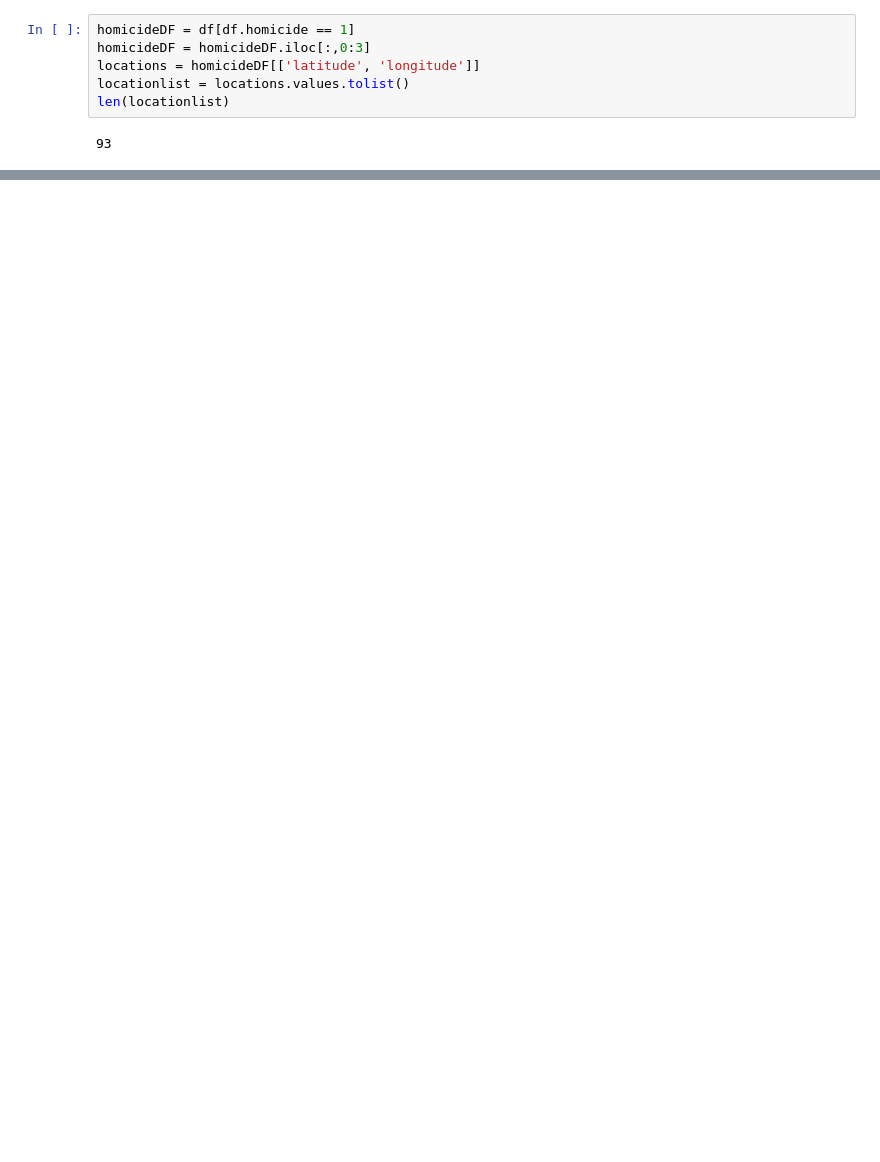
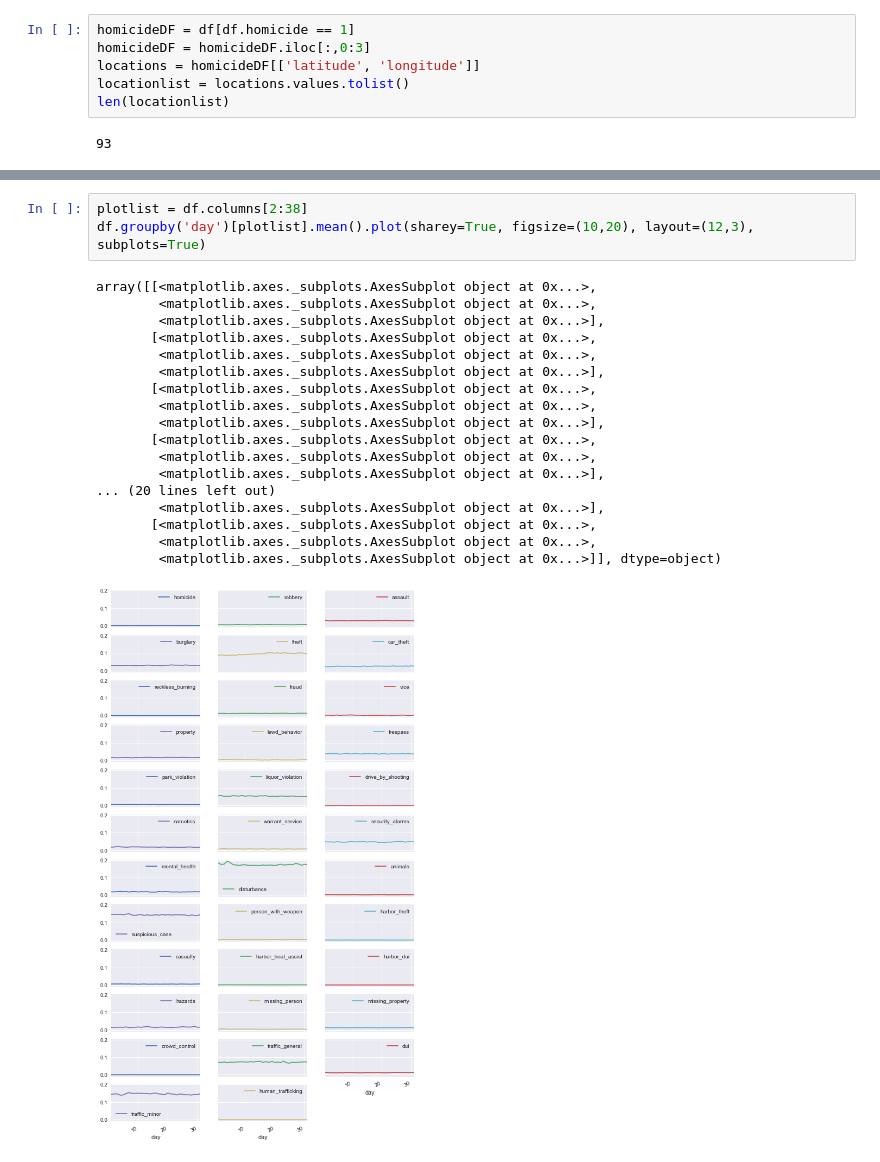
Before and after one commit to benmagoo808/METIS_Project, a Jupyter notebook: exploratory_data_analysis.ipynb, the cells around one changed output, grey strips where cells are left out. Drawn from its saved outputs; the diff is of its cells as text; blank space fills up the shorter version.

```diff
--- a/exploratory_data_analysis.ipynb
+++ b/exploratory_data_analysis.ipynb
@@ -41,0 +232,22 @@ dropCols = df.columns[4:39] # Make a mask of our other crime columns
+# %%
+plotlist = df.columns[2:38]
+df.groupby('day')[plotlist].mean().plot(sharey=True, figsize=(10,20), layout=(12,3), subplots=True)
+# %% [output]
+array([[<matplotlib.axes._subplots.AxesSubplot object at 0x...>,
+        <matplotlib.axes._subplots.AxesSubplot object at 0x...>,
+        <matplotlib.axes._subplots.AxesSubplot object at 0x...>],
+       [<matplotlib.axes._subplots.AxesSubplot object at 0x...>,
+        <matplotlib.axes._subplots.AxesSubplot object at 0x...>,
+        <matplotlib.axes._subplots.AxesSubplot object at 0x...>],
+       [<matplotlib.axes._subplots.AxesSubplot object at 0x...>,
+        <matplotlib.axes._subplots.AxesSubplot object at 0x...>,
+        <matplotlib.axes._subplots.AxesSubplot object at 0x...>],
+       [<matplotlib.axes._subplots.AxesSubplot object at 0x...>,
+        <matplotlib.axes._subplots.AxesSubplot object at 0x...>,
+        <matplotlib.axes._subplots.AxesSubplot object at 0x...>],
+... (20 lines left out)
+        <matplotlib.axes._subplots.AxesSubplot object at 0x...>],
+       [<matplotlib.axes._subplots.AxesSubplot object at 0x...>,
+        <matplotlib.axes._subplots.AxesSubplot object at 0x...>,
+        <matplotlib.axes._subplots.AxesSubplot object at 0x...>]], dtype=object)
+[figure, added]
```
Also changed, not shown: parts of 33 cells of this notebook.
